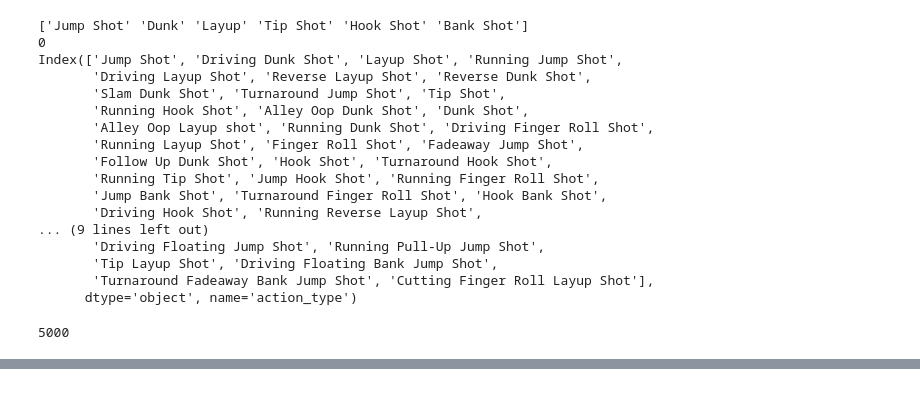
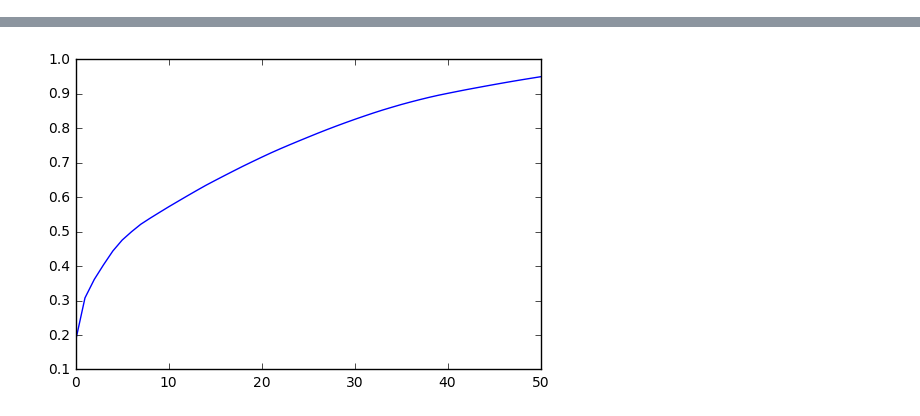
Before and after one commit to savourylie/kobe_bryant_shots, a Jupyter notebook: kobe_bryant_shots_selection.ipynb, the cells around one changed output, grey strips where cells are left out. Saved outputs shown, nothing was run; the diff lists cells and outputs as text; code cells hidden in the pictures.

```diff
--- a/kobe_bryant_shots_selection.ipynb
+++ b/kobe_bryant_shots_selection.ipynb
@@ -28,26 +24,0 @@ display(dfMain.head(11))
-# %%
-print(dfMain['combined_shot_type'].unique())
-print(dfMain['combined_shot_type'].isnull().sum())
-print(dfMain.index.unique())
-# %% [output]
-['Jump Shot' 'Dunk' 'Layup' 'Tip Shot' 'Hook Shot' 'Bank Shot']
-0
-Index(['Jump Shot', 'Driving Dunk Shot', 'Layup Shot', 'Running Jump Shot',
-       'Driving Layup Shot', 'Reverse Layup Shot', 'Reverse Dunk Shot',
-       'Slam Dunk Shot', 'Turnaround Jump Shot', 'Tip Shot',
-       'Running Hook Shot', 'Alley Oop Dunk Shot', 'Dunk Shot',
-       'Alley Oop Layup shot', 'Running Dunk Shot', 'Driving Finger Roll Shot',
-       'Running Layup Shot', 'Finger Roll Shot', 'Fadeaway Jump Shot',
-       'Follow Up Dunk Shot', 'Hook Shot', 'Turnaround Hook Shot',
-       'Running Tip Shot', 'Jump Hook Shot', 'Running Finger Roll Shot',
-       'Jump Bank Shot', 'Turnaround Finger Roll Shot', 'Hook Bank Shot',
-       'Driving Hook Shot', 'Running Reverse Layup Shot',
-... (9 lines left out)
-       'Driving Floating Jump Shot', 'Running Pull-Up Jump Shot',
-       'Tip Layup Shot', 'Driving Floating Bank Jump Shot',
-       'Turnaround Fadeaway Bank Jump Shot', 'Cutting Finger Roll Layup Shot'],
-      dtype='object', name='action_type')
-# %%
-dfMain['shot_made_flag'].isnull().sum()
-# %% [output]
-5000
@@ -53,0 +28,4 @@ dfMain['shot_made_flag'].isnull().sum()
+# %%
+# Separate training/submit data
+training_data = dfMain[~dfMain['shot_made_flag'].isnull()]
+submit_data = dfMain[dfMain['shot_made_flag'].isnull()]
@@ -53,0 +40,14 @@ dfMain['shot_made_flag'].isnull().sum()
+# %%
+def split_features_labels(data):
+    # Put labels at the end of columns
+    label_index = data.columns.get_loc("shot_made_flag")
+    column_list = list(data.columns)
+    new_column_list = column_list[:label_index] + column_list[label_index+1:] + [column_list[label_index]]
+    data = data[new_column_list]
+
+    feature_data, label_data = data.ix[:, :-1], data.ix[:, -1]
+
+    return feature_data, label_data
+
+X_train, y_train = split_features_labels(training_data)
+X_submit, _ = split_features_labels(submit_data)
@@ -53,0 +114,26 @@ dfMain['shot_made_flag'].isnull().sum()
+# %%
+X_train = preprocess_feature_data(X_train)
+# %%
+# Apply PCA to data to reduce dimensions
+# Find best pca_dim
+# PCA Fit and Transformation and DF Reconstruction
+def pca_transform_reconstruct(fit_data, trans_data, pca_dim):
+    start_time = time.time()
+
+    pca = PCA(n_components=pca_dim)
+    pca.fit(fit_data)
+
+    data_pca = pca.transform(trans_data)
+    data_pca = pd.DataFrame(data=data_pca)
+
+    cp_imp = pca.explained_variance_ratio_
+    cp_imp = pd.Series(cp_imp)
+    cp_imp_cum = cp_imp.cumsum()
+    cp_imp_cum.plot()
+    print(cp_imp_cum.iloc[-1])
+    print("Fitting PCA took {} seconds".format(time.time() - start_time))
+
+    return data_pca
+
+X_train_pca = pca_transform_reconstruct(X_train, X_train, 51)
+# %% [output]
@@ -53,0 +142 @@ dfMain['shot_made_flag'].isnull().sum()
+[figure, added]
```
Also changed, not shown: parts of 15 cells of this notebook.
